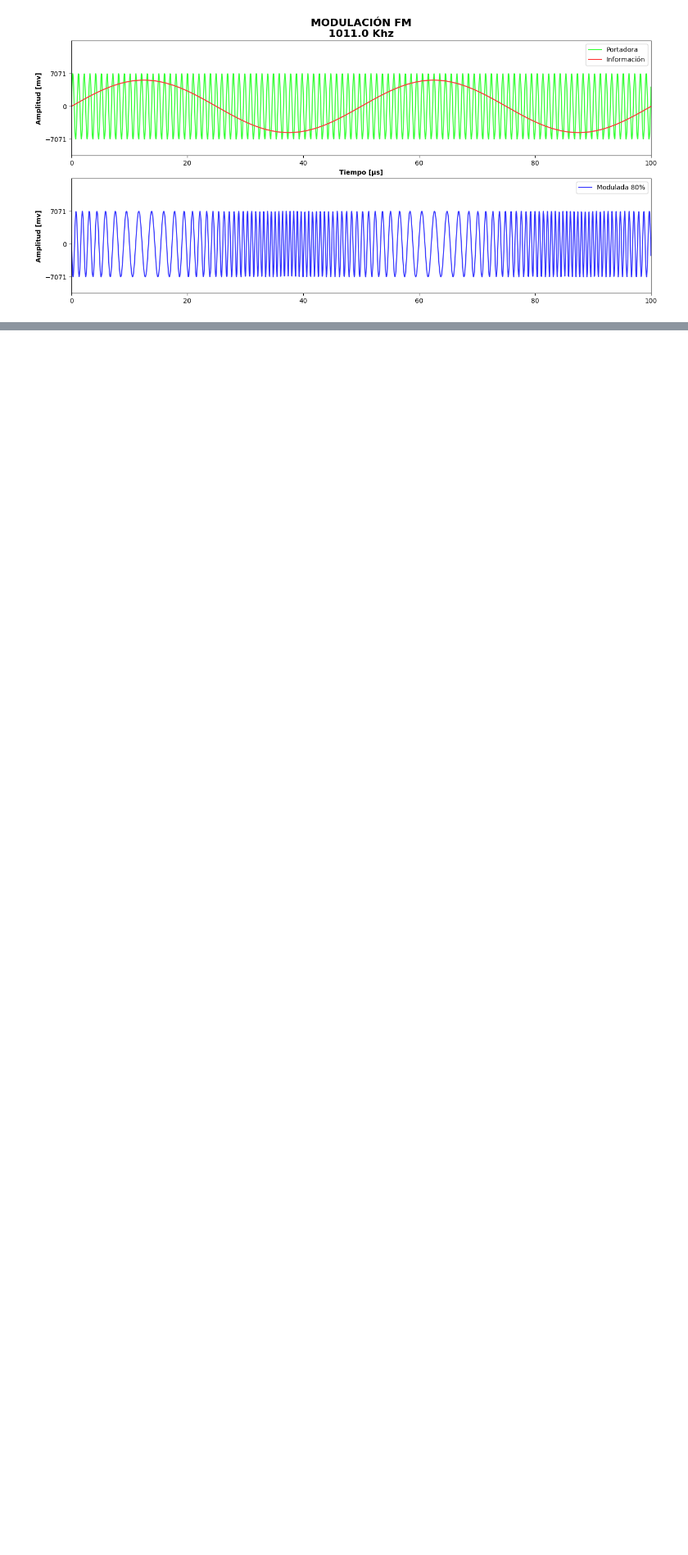
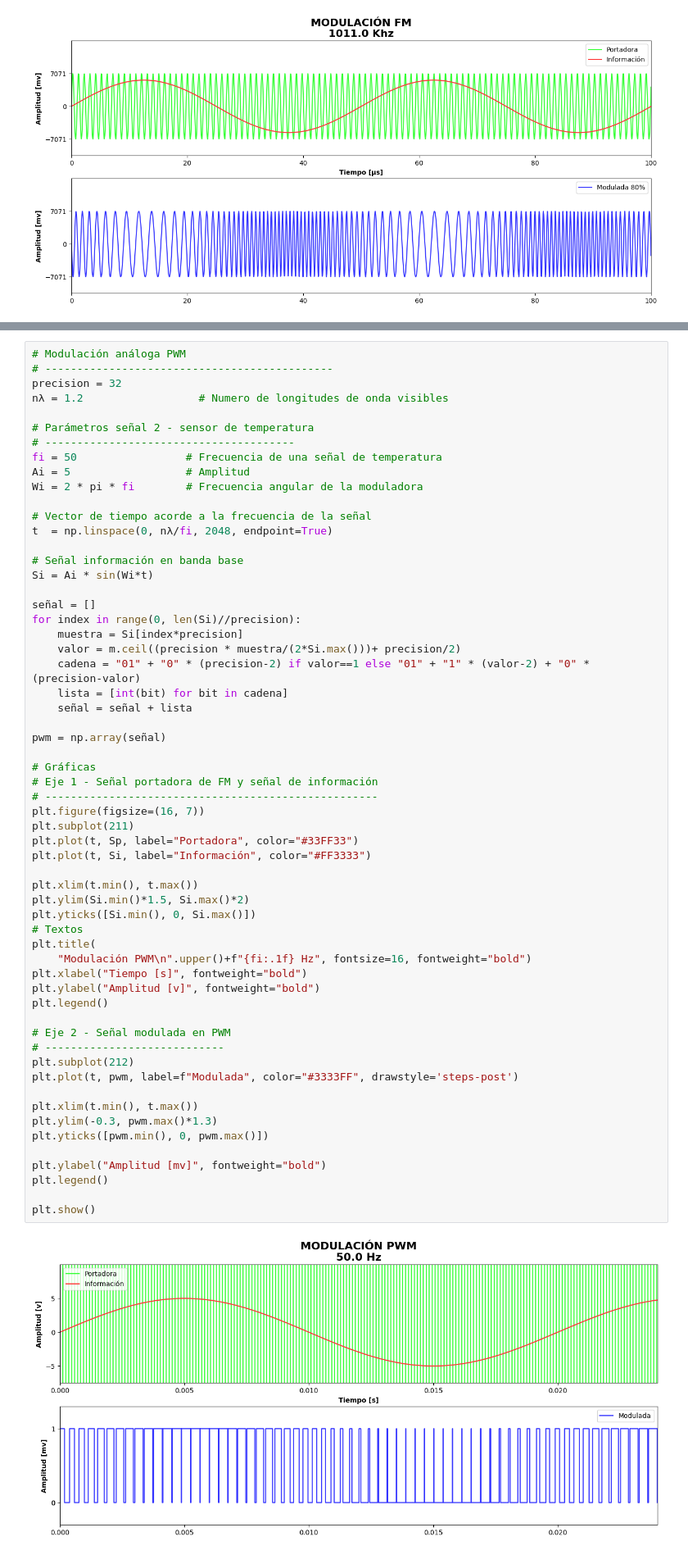
Before and after one commit to GiancarloBenavides/Telematics, a Jupyter notebook: 11-Comunicaciones/11.3_modulacion.ipynb, the cells around one changed output, grey strips where cells are left out. Shown: that part at 82% size. Saved outputs shown, nothing was run; the diff lists cells and outputs as text; blank space fills up the shorter version.

```diff
--- a/11-Comunicaciones/11.3_modulacion.ipynb
+++ b/11-Comunicaciones/11.3_modulacion.ipynb
@@ -288 +293,62 @@ plt.show()
+# %%
+# Modulación análoga PWM
+# ---------------------------------------------
+precision = 32
+nλ = 1.2                  # Numero de longitudes de onda visibles
+
+# Parámetros señal 2 - sensor de temperatura
+# ---------------------------------------
+fi = 50                 # Frecuencia de una señal de temperatura
+Ai = 5                  # Amplitud
+Wi = 2 * pi * fi        # Frecuencia angular de la moduladora
+
+# Vector de tiempo acorde a la frecuencia de la señal
+t  = np.linspace(0, nλ/fi, 2048, endpoint=True)
+
+# Señal información en banda base
+Si = Ai * sin(Wi*t)
+
+señal = []
+for index in range(0, len(Si)//precision):
+    muestra = Si[index*precision]
+    valor = m.ceil((precision * muestra/(2*Si.max()))+ precision/2)
+    cadena = "01" + "0" * (precision-2) if valor==1 else "01" + "1" * (valor-2) + "0" * (precision-valor)
+    lista = [int(bit) for bit in cadena]
+    señal = señal + lista
+
+pwm = np.array(señal)
+
+# Gráficas
+# Eje 1 - Señal portadora de FM y señal de información
+# ----------------------------------------------------
+plt.figure(figsize=(16, 7))
+plt.subplot(211)
+plt.plot(t, Sp, label="Portadora", color="#33FF33")
+plt.plot(t, Si, label="Información", color="#FF3333")
+
+plt.xlim(t.min(), t.max())
+plt.ylim(Si.min()*1.5, Si.max()*2)
+plt.yticks([Si.min(), 0, Si.max()])
+# Textos
+plt.title(
+    "Modulación PWM\n".upper()+f"{fi:.1f} Hz", fontsize=16, fontweight="bold")
+plt.xlabel("Tiempo [s]", fontweight="bold")
+plt.ylabel("Amplitud [v]", fontweight="bold")
+plt.legend()
+
+# Eje 2 - Señal modulada en PWM
+# ----------------------------
+plt.subplot(212)
+plt.plot(t, pwm, label=f"Modulada", color="#3333FF", drawstyle='steps-post')
+
+plt.xlim(t.min(), t.max())
+plt.ylim(-0.3, pwm.max()*1.3)
+plt.yticks([pwm.min(), 0, pwm.max()])
+
+plt.ylabel("Amplitud [mv]", fontweight="bold")
+plt.legend()
+
+plt.show()
+# %% [output]
+[figure, added]
 # %% [markdown]
```
Also changed, not shown: parts of 4 cells of this notebook.
